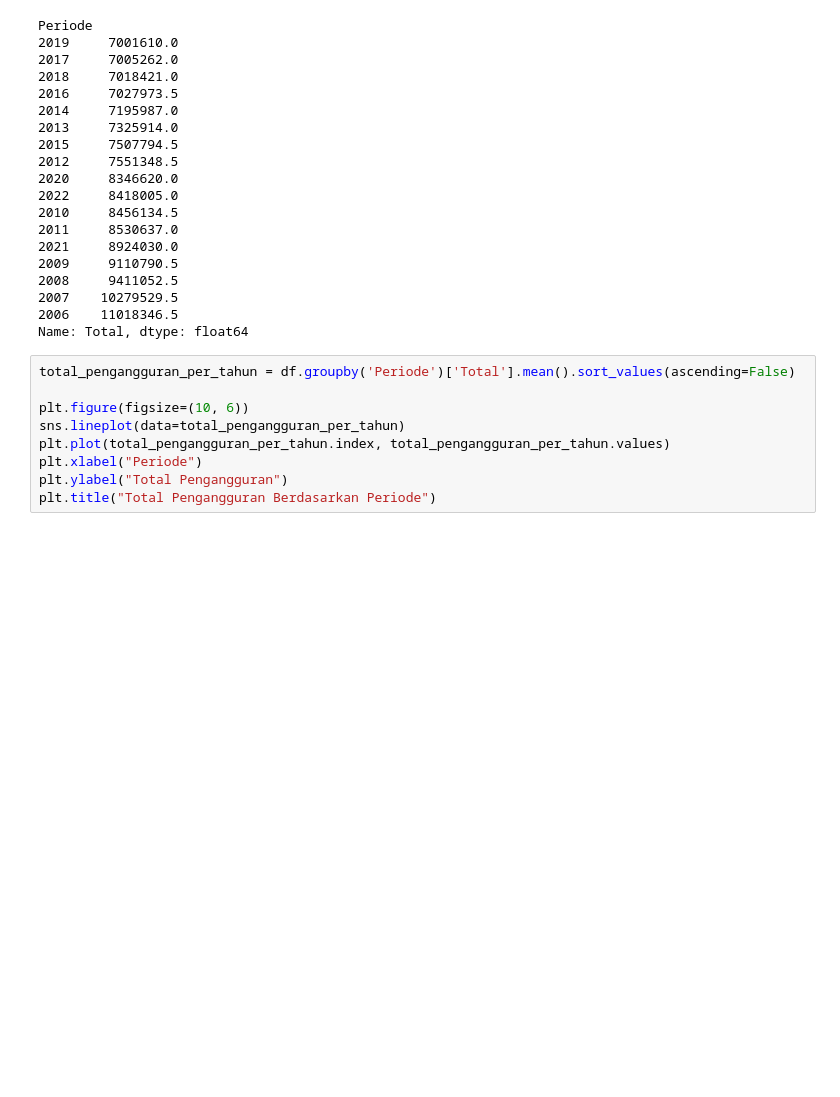
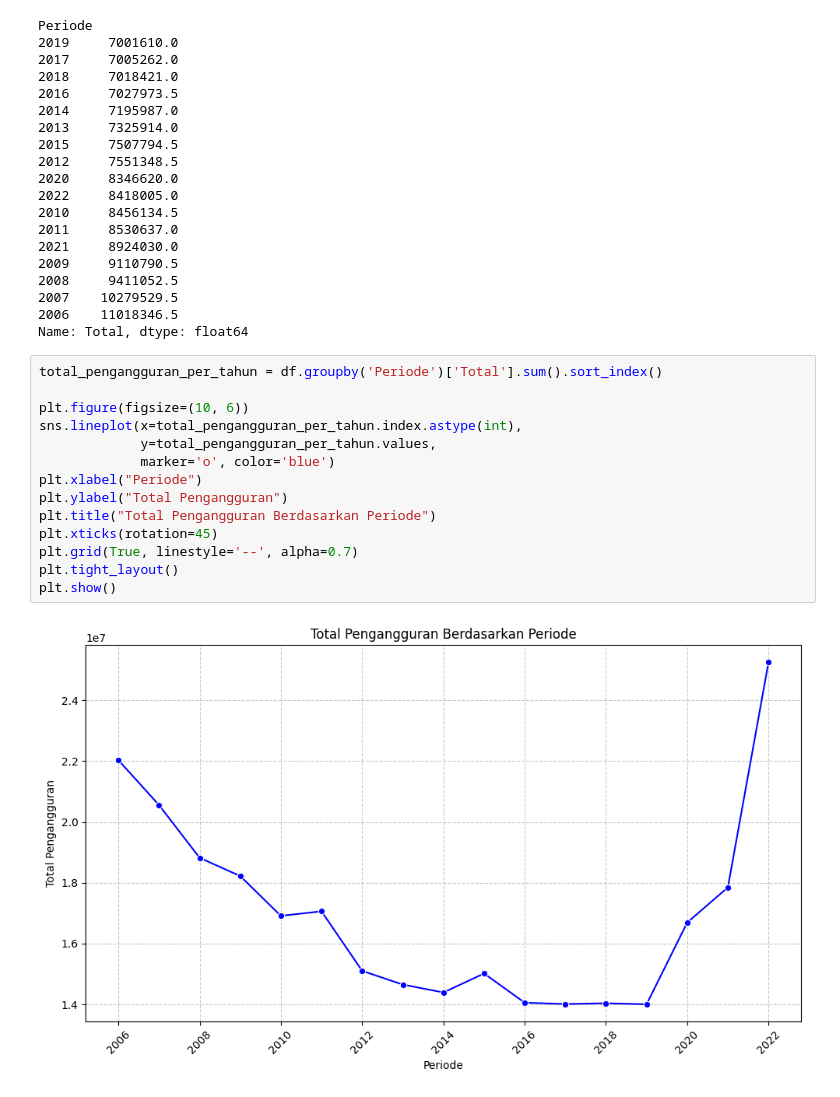
Before and after one commit to MuhammadFirzaFernanda17/indonesia-unemployment-last-degree, a Jupyter notebook: klasifikasi_pengangguran_indonesia.ipynb, the cells around one changed output. Saved outputs shown, nothing was run; the diff lists cells and outputs as text; blank space fills up the shorter version.

```diff
--- a/klasifikasi_pengangguran_indonesia.ipynb
+++ b/klasifikasi_pengangguran_indonesia.ipynb
@@ -145,11 +171,18 @@ Periode
 2006    11018346.5
 Name: Total, dtype: float64
 # %%
-total_pengangguran_per_tahun = df.groupby('Periode')['Total'].mean().sort_values(ascending=False)
+total_pengangguran_per_tahun = df.groupby('Periode')['Total'].sum().sort_index()
 
 plt.figure(figsize=(10, 6))
-sns.lineplot(data=total_pengangguran_per_tahun)
-plt.plot(total_pengangguran_per_tahun.index, total_pengangguran_per_tahun.values)
+sns.lineplot(x=total_pengangguran_per_tahun.index.astype(int),
+             y=total_pengangguran_per_tahun.values,
+             marker='o', color='blue')
 plt.xlabel("Periode")
 plt.ylabel("Total Pengangguran")
 plt.title("Total Pengangguran Berdasarkan Periode")
+plt.xticks(rotation=45)
+plt.grid(True, linestyle='--', alpha=0.7)
+plt.tight_layout()
+plt.show()
+# %% [output]
+[figure, added]
```
Also changed, not shown: parts of 12 cells of this notebook, 2 other files.
